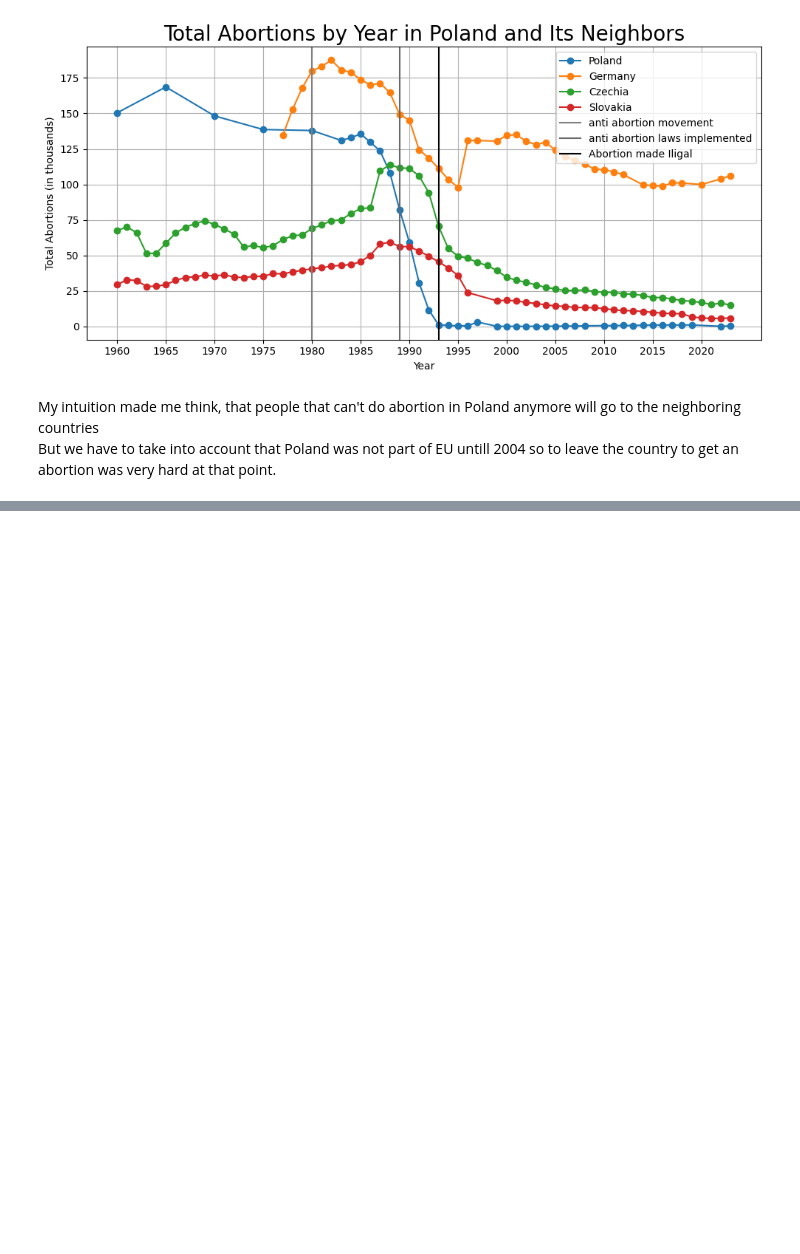
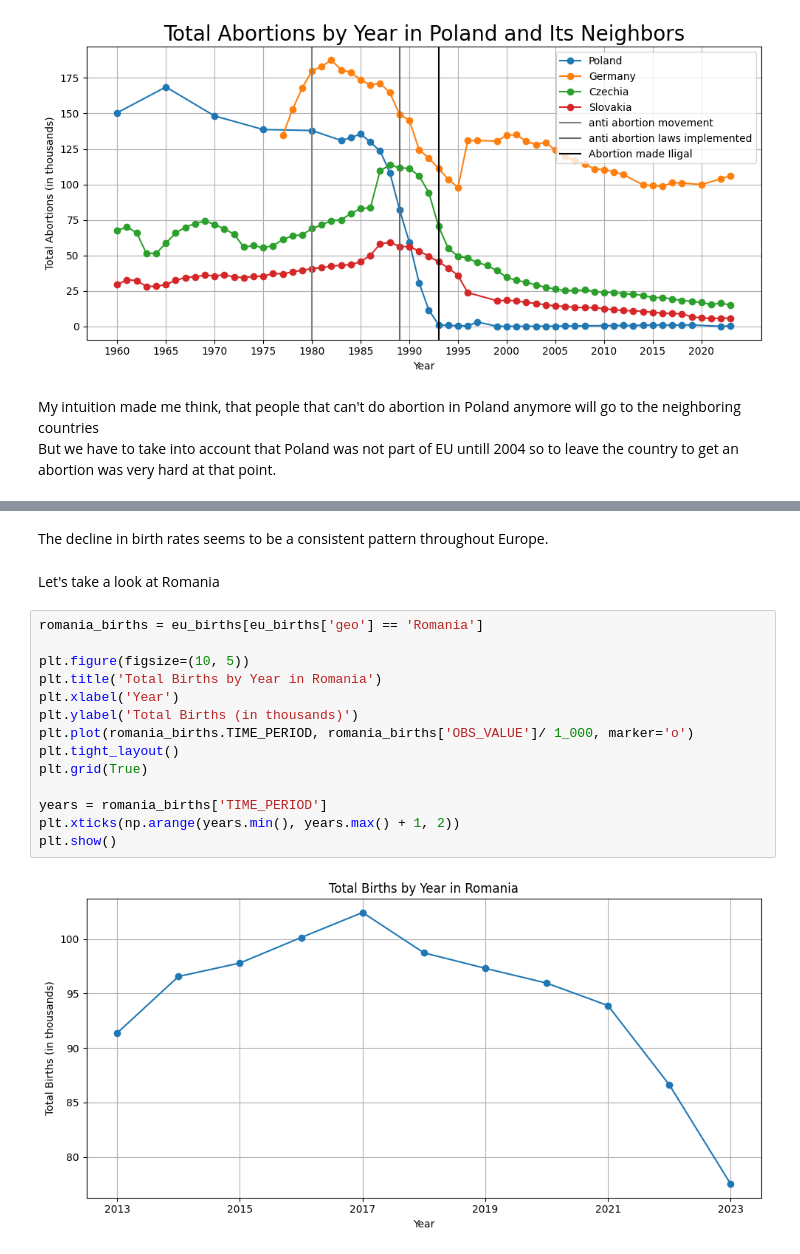
Before and after one commit to TudorMurariu/StudyCase-Abortions-in-EU-and-RO, a Jupyter notebook: study.ipynb, the cells around one changed output, grey strips where cells are left out. Cells and saved outputs as stored; diff of their text form; blank space fills up the shorter version.

```diff
--- a/study.ipynb
+++ b/study.ipynb
@@ -529,0 +590,20 @@ But we have to take into account that Poland was not part of EU untill 2004 so t
+# %% [markdown]
+The decline in birth rates seems to be a consistent pattern throughout Europe.
+# %% [markdown]
+Let's take a look at Romania
+# %%
+romania_births = eu_births[eu_births['geo'] == 'Romania']
+
+plt.figure(figsize=(10, 5))
+plt.title('Total Births by Year in Romania')
+plt.xlabel('Year')
+plt.ylabel('Total Births (in thousands)')
+plt.plot(romania_births.TIME_PERIOD, romania_births['OBS_VALUE']/ 1_000, marker='o')
+plt.tight_layout()
+plt.grid(True)
+
+years = romania_births['TIME_PERIOD']
+plt.xticks(np.arange(years.min(), years.max() + 1, 2))
+plt.show()
+# %% [output]
+[figure, added]
```
Also changed, not shown: parts of 18 cells of this notebook.
